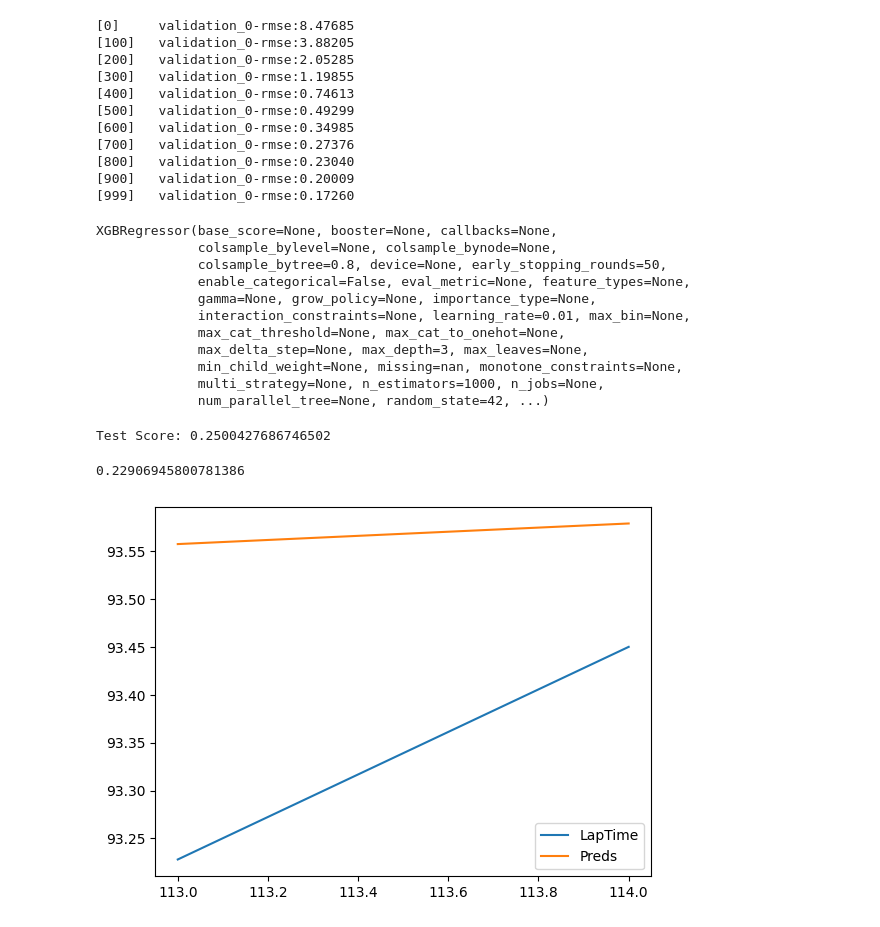
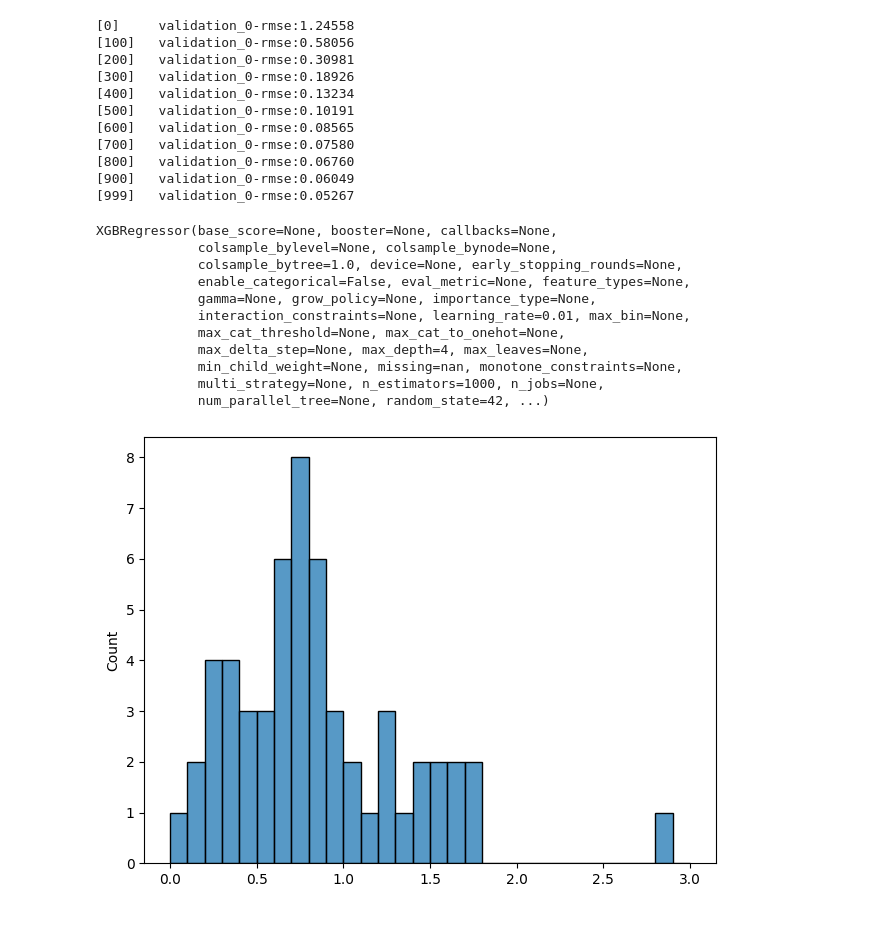
Before and after one commit to vicmcl/ml-laptime, a Jupyter notebook: ml_laptime/notebook/train.ipynb, the cells around one changed output. Saved outputs shown, nothing was run; the diff lists cells and outputs as text; code cells hidden in the pictures.

```diff
--- a/ml_laptime/notebook/train.ipynb
+++ b/ml_laptime/notebook/train.ipynb
@@ -286,58 +307,52 @@ Score across folds: 0.15031854475499604
 X_train = df_train[FEATURES]
 y_train = df_train[TARGET]
 
-model = XGBRegressor(
-    n_estimators=1000,
-    learning_rate=0.01,
-    max_depth=3,
-    early_stopping_rounds=50,
-    colsample_bytree=0.8,
-    random_state=42
-)
-
-model.fit(
+best_model.fit(
     X_train, y_train,
     eval_set=[(X_train, y_train)],
     verbose=100
 )
 # %% [output]
-[0]     validation_0-rmse:8.47685
-[100]   validation_0-rmse:3.88205
-[200]   validation_0-rmse:2.05285
-[300]   validation_0-rmse:1.19855
-[400]   validation_0-rmse:0.74613
-[500]   validation_0-rmse:0.49299
-[600]   validation_0-rmse:0.34985
-[700]   validation_0-rmse:0.27376
-[800]   validation_0-rmse:0.23040
-[900]   validation_0-rmse:0.20009
-[999]   validation_0-rmse:0.17260
+[0]     validation_0-rmse:1.24558
+[100]   validation_0-rmse:0.58056
+[200]   validation_0-rmse:0.30981
+[300]   validation_0-rmse:0.18926
+[400]   validation_0-rmse:0.13234
+[500]   validation_0-rmse:0.10191
+[600]   validation_0-rmse:0.08565
+[700]   validation_0-rmse:0.07580
+[800]   validation_0-rmse:0.06760
+[900]   validation_0-rmse:0.06049
+[999]   validation_0-rmse:0.05267
 XGBRegressor(base_score=None, booster=None, callbacks=None,
              colsample_bylevel=None, colsample_bynode=None,
-             colsample_bytree=0.8, device=None, early_stopping_rounds=50,
+             colsample_bytree=1.0, device=None, early_stopping_rounds=None,
              enable_categorical=False, eval_metric=None, feature_types=None,
              gamma=None, grow_policy=None, importance_type=None,
              interaction_constraints=None, learning_rate=0.01, max_bin=None,
              max_cat_threshold=None, max_cat_to_onehot=None,
-             max_delta_step=None, max_depth=3, max_leaves=None,
+             max_delta_step=None, max_depth=4, max_leaves=None,
              min_child_weight=None, missing=nan, monotone_constraints=None,
              multi_strategy=None, n_estimators=1000, n_jobs=None,
              num_parallel_tree=None, random_state=42, ...)
-# %%
-df_test['Preds'] = model.predict(df_test[FEATURES])
-# %%
-score_test = mean_squared_error(df_test['LapTime'], df_test['Preds'], squared=False)
-print('Test Score:', score_test)
-# %% [output]
-Test Score: 0.2500427686746502
-# %%
-(df_test['LapTime'] - df_test['Preds']).abs().mean()
-# %% [output]
-0.22906945800781386
-# %%
-df_test['LapTime'].plot(label='LapTime')
-df_test['Preds'].plot(label='Preds')
-plt.legend()
-plt.show()
-# %% [output]
-[figure, removed]
+# %%
+errors = []
+scores = []
+race_2021 = df[df['Season'] == 2021]
+n_laps = len(race_2021)
+
+for start_lap in range(1, n_laps - 2):
+    remaining_laps = n_laps - start_lap
+
+    df_test = race_2021.iloc[-remaining_laps:-remaining_laps + laps_to_predict]
+    df_test = filter_speed_trap(df_test, speed_trap)
+    df_test['Preds'] = best_model.predict(df_test[FEATURES])
+    score_test = mean_squared_error(df_test['LapTime'], df_test['Preds'], squared=False)
+    mae = (df_test['LapTime'] - df_test['Preds']).abs().mean()
+    errors.append(mae)
+    scores.append(score_test)
+# %%
+sns.histplot(errors, binwidth=0.1, binrange=(0, 3))
+plt.tight_layout()
+# %% [output]
+[figure, added]
```
Also changed, not shown: parts of 18 cells of this notebook.
